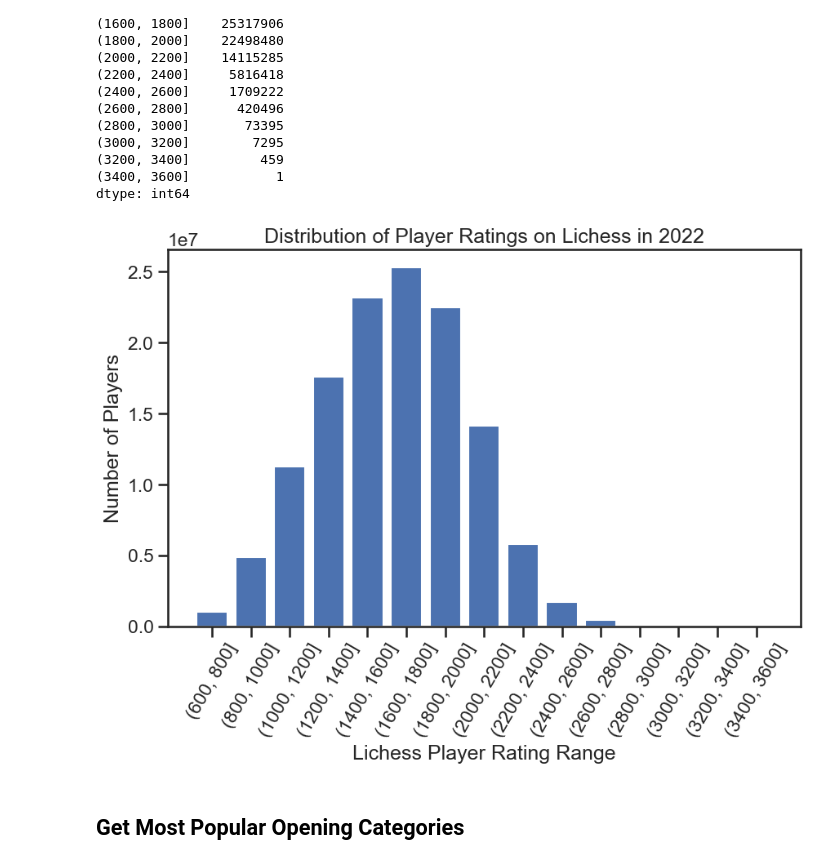
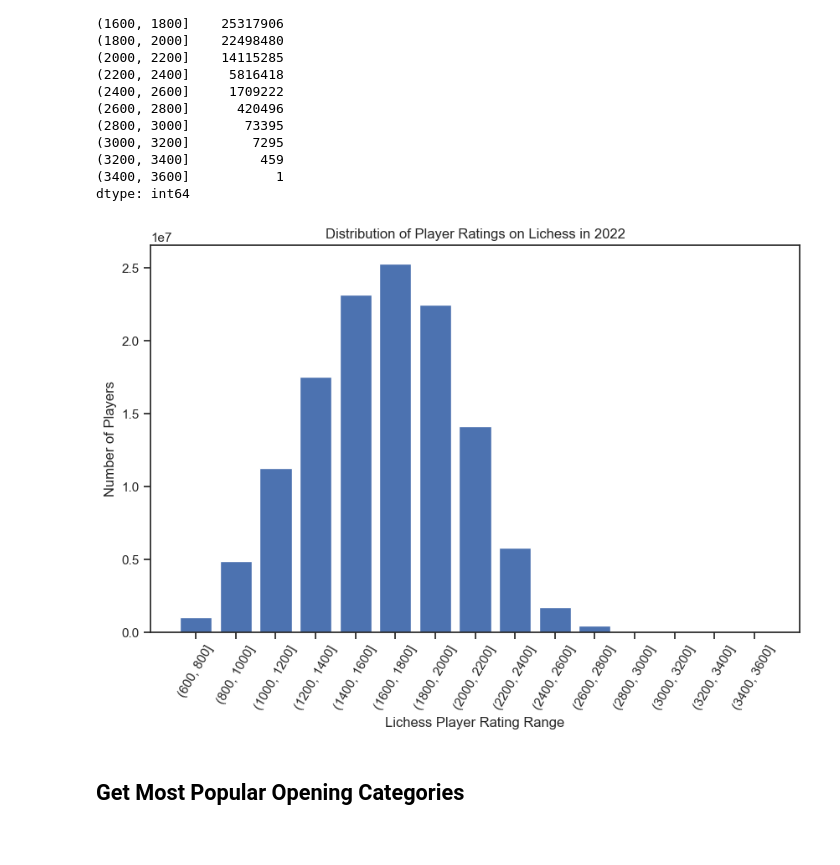
Before and after one commit to IsaacCheng9/machine-learning-in-chess, a Jupyter notebook: src/analyse_csv_data.ipynb, the cells around one changed output. Saved outputs shown, nothing was run; the diff lists cells and outputs as text; code cells hidden in the pictures.

Commit message:
Set Seaborn font scale to 1

```diff
--- a/src/analyse_csv_data.ipynb
+++ b/src/analyse_csv_data.ipynb
@@ -76,18 +76,19 @@ dtype: int64
 # %%
 # Plot a graph to show the distribution of player ratings.
 sns.set("talk")
+sns.set(font_scale=1)
 sns.set_style("ticks")
 fig, ax = plt.subplots(figsize=(10, 6))
 indexes = merged_rating_counts.index.astype(str)
 values = merged_rating_counts.values
 ax.bar(indexes, values)
 ax.set_title("Distribution of Player Ratings on Lichess in 2022")
 ax.set_xlabel("Lichess Player Rating Range")
 ax.set_ylabel("Number of Players")
 ax.set_xticklabels(indexes, rotation=60)
 plt.show()
 # %% [output]
-[figure, old version]
+[figure, new version]
 # %% [markdown]
 ## Get Most Popular Opening Categories
 # %%
```
Also changed, not shown: parts of 2 cells of this notebook.
